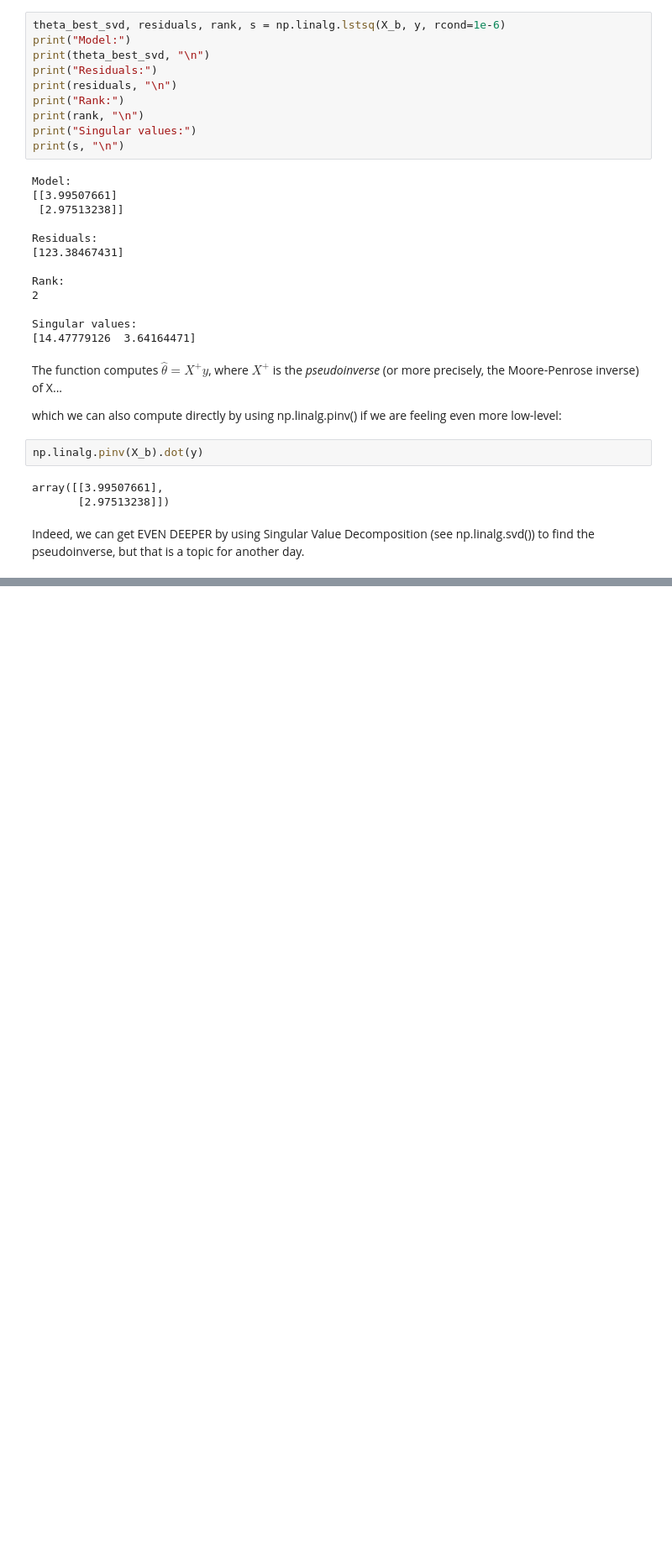
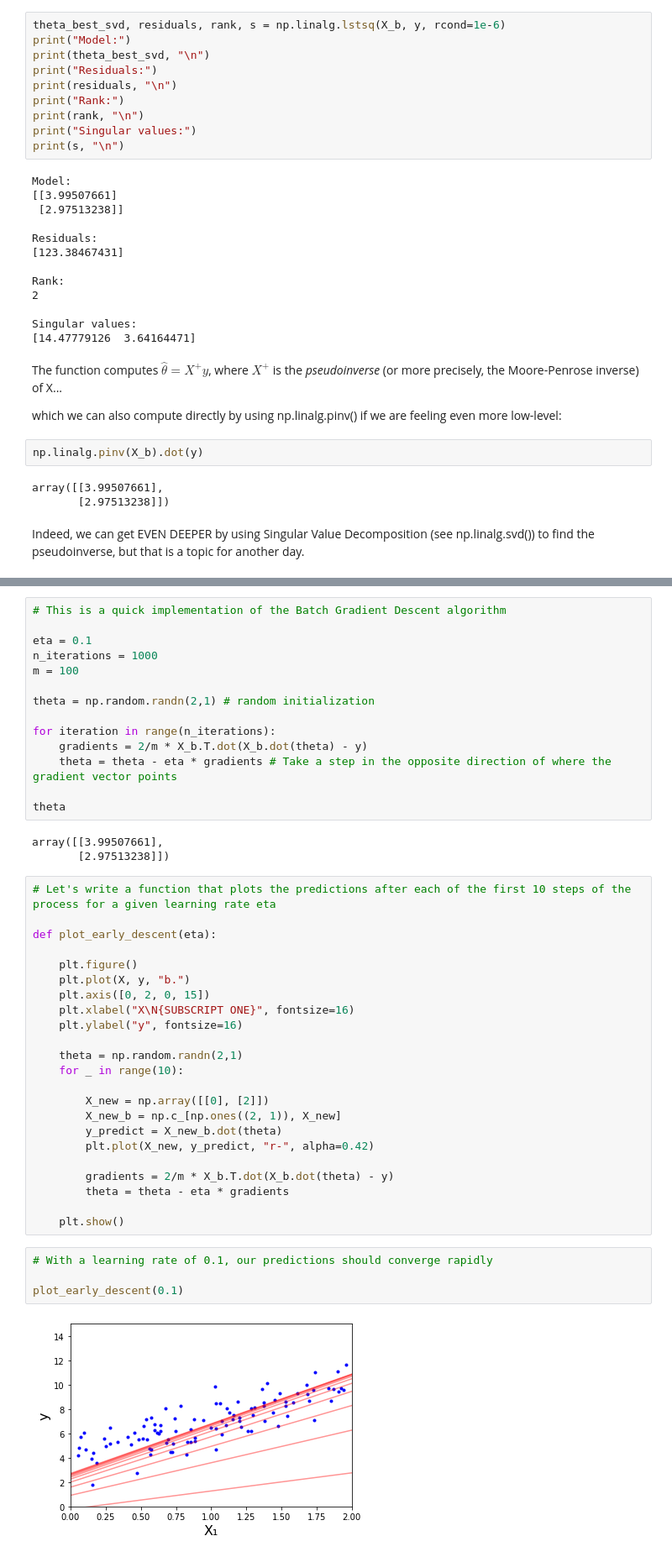
Before and after one commit to larswe/ml-shenanigans, a Jupyter notebook: Training.ipynb, the cells around one changed output, grey strips where cells are left out. Shown at 84% size. Drawn from its saved outputs; the diff is of its cells as text; blank space fills up the shorter version.

Commit message:
Studied Batch Gradient Descent

```diff
--- a/Training.ipynb
+++ b/Training.ipynb
@@ -127,0 +134,46 @@ Indeed, we can get EVEN DEEPER by using Singular Value Decomposition (see np.lin
+# %%
+# This is a quick implementation of the Batch Gradient Descent algorithm
+
+eta = 0.1
+n_iterations = 1000
+m = 100
+
+theta = np.random.randn(2,1) # random initialization
+
+for iteration in range(n_iterations):
+    gradients = 2/m * X_b.T.dot(X_b.dot(theta) - y)
+    theta = theta - eta * gradients # Take a step in the opposite direction of where the gradient vector points
+
+theta
+# %% [output]
+array([[3.99507661],
+       [2.97513238]])
+# %%
+# Let's write a function that plots the predictions after each of the first 10 steps of the process for a given learning rate eta
+
+def plot_early_descent(eta):
+
+    plt.figure()
+    plt.plot(X, y, "b.")
+    plt.axis([0, 2, 0, 15])
+    plt.xlabel("X\N{SUBSCRIPT ONE}", fontsize=16)
+    plt.ylabel("y", fontsize=16)
+
+    theta = np.random.randn(2,1)
+    for _ in range(10):
+
+        X_new = np.array([[0], [2]])
+        X_new_b = np.c_[np.ones((2, 1)), X_new]
+        y_predict = X_new_b.dot(theta)
+        plt.plot(X_new, y_predict, "r-", alpha=0.42)
+
+        gradients = 2/m * X_b.T.dot(X_b.dot(theta) - y)
+        theta = theta - eta * gradients
+
+    plt.show()
+# %%
+# With a learning rate of 0.1, our predictions should converge rapidly
+
+plot_early_descent(0.1)
+# %% [output]
+[figure, added]
```
Also changed, not shown: parts of 3 cells of this notebook.
